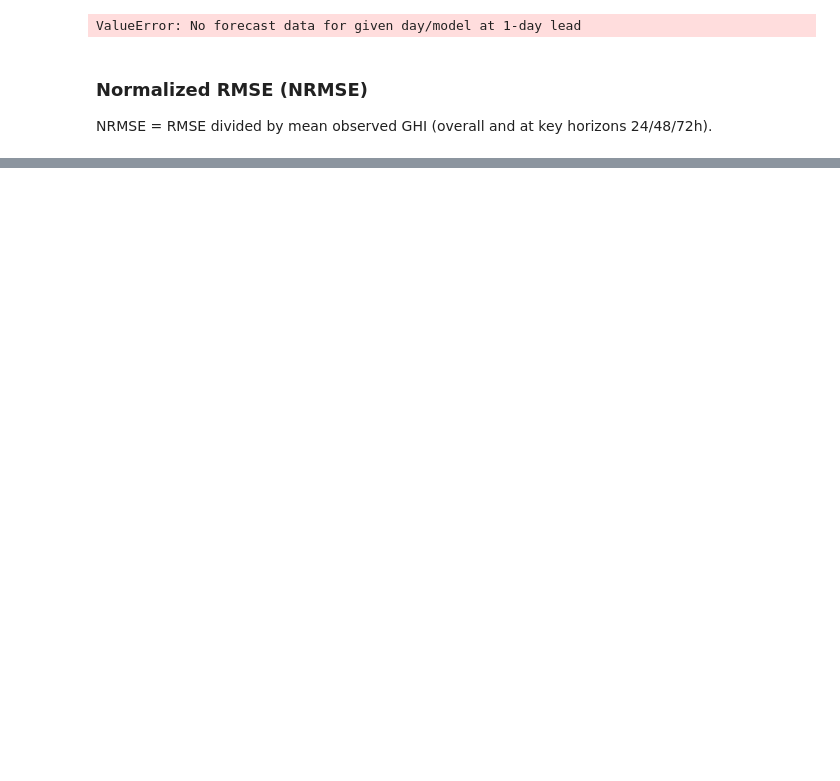
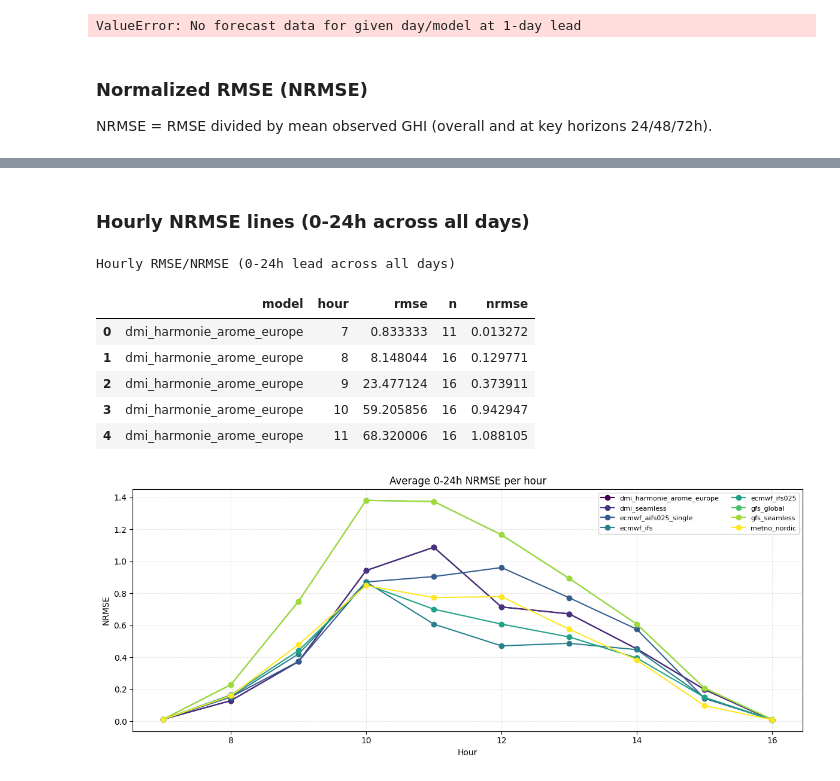
Before and after one commit to Louis2308/Solar-poster, a Jupyter notebook: Forcast_Comparison.ipynb, the cells around one changed output, grey strips where cells are left out. Drawn from its saved outputs; the diff is of its cells as text; code cells hidden in the pictures; blank space fills up the shorter version.

```diff
--- a/Forcast_Comparison.ipynb
+++ b/Forcast_Comparison.ipynb
@@ -928,0 +929,55 @@ NRMSE at key horizons (24/48/72h)
+# %% [markdown]
+
+### Hourly NRMSE lines (0-24h across all days)
+# %%
+import numpy as np
+import pandas as pd
+import matplotlib.pyplot as plt
+
+if aligned.empty:
+    raise ValueError("Run the alignment cell first")
+
+# 0-24h lead across all days
+subset = aligned[(aligned['horizon_hours'] >= 0) & (aligned['horizon_hours'] <= 24)].copy()
+if subset.empty:
+    raise ValueError("No data in 0-24h window")
+
+obs_mean_all = subset['ghi'].mean()
+if obs_mean_all == 0:
+    raise ValueError("Mean observed GHI is zero; cannot normalize")
+
+subset['hour'] = subset['date'].dt.hour
+agg = subset.groupby(['model', 'hour']).agg(
+    rmse=('error', lambda x: np.sqrt((x**2).mean())),
+    n=('error', 'size')
+).reset_index()
+agg['nrmse'] = agg['rmse'] / obs_mean_all
+
+print("Hourly RMSE/NRMSE (0-24h lead across all days)")
+display(agg.head())
+
+# colormap setup
+cmap = plt.get_cmap('viridis')
+models = sorted(agg['model'].unique())
+colors = cmap(np.linspace(0.0, 1.0, len(models)))
+color_map = {m: c for m, c in zip(models, colors)}
+
+fig, ax = plt.subplots(figsize=(12, 5))
+for model, grp in agg.groupby('model'):
+    ax.plot(grp['hour'], grp['nrmse'], marker='o', label=model, color=color_map[model])
+ax.set_xlabel('Hour')
+ax.set_ylabel('NRMSE')
+ax.set_title('Average 0-24h NRMSE per hour')
+ax.legend(ncol=2, fontsize=8)
+ax.grid(True, linestyle='--', alpha=0.3)
+plt.tight_layout()
+plt.show()
+# %% [output]
+Hourly RMSE/NRMSE (0-24h lead across all days)
+|  | model | hour | rmse | n | nrmse |
+| 0 | dmi_harmonie_arome_europe | 7 | 0.833333 | 11 | 0.013272 |
+| 1 | dmi_harmonie_arome_europe | 8 | 8.148044 | 16 | 0.129771 |
+| 2 | dmi_harmonie_arome_europe | 9 | 23.477124 | 16 | 0.373911 |
+| 3 | dmi_harmonie_arome_europe | 10 | 59.205856 | 16 | 0.942947 |
+| 4 | dmi_harmonie_arome_europe | 11 | 68.320006 | 16 | 1.088105 |
+[figure, added]
```
Also changed, not shown: parts of 10 cells of this notebook.
